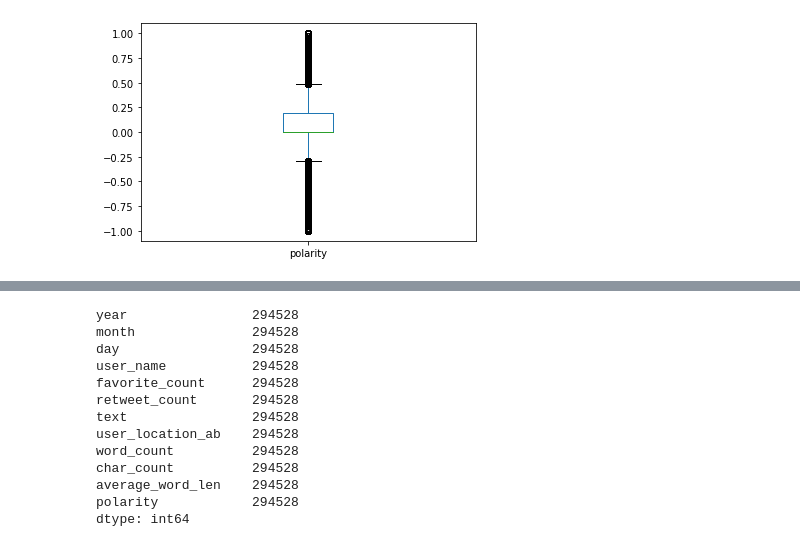
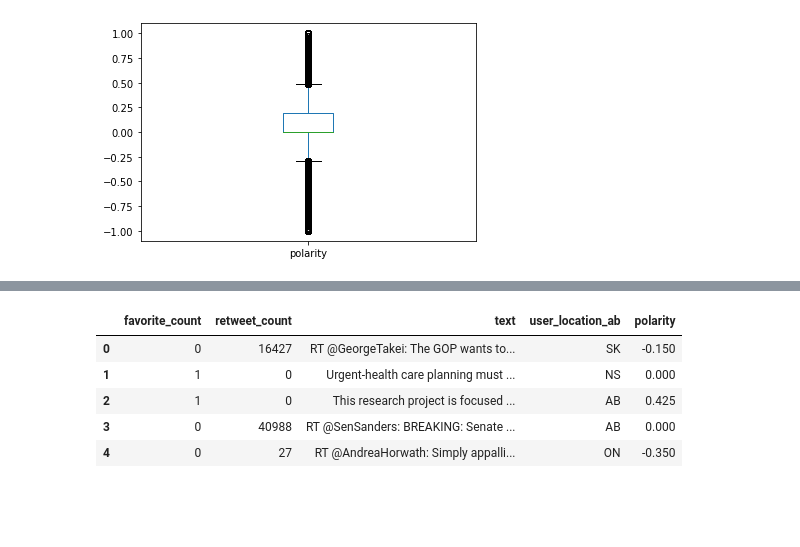
Before and after one commit to Bllizzard/Sentiment_Analysis, a Jupyter notebook: step3_data_labeling&analysis.ipynb, the cells around one changed output, grey strips where cells are left out. Drawn from its saved outputs; the diff is of its cells as text; code cells hidden in the pictures; blank space fills up the shorter version.

```diff
--- a/step3_data_labeling&analysis.ipynb
+++ b/step3_data_labeling&analysis.ipynb
@@ -84,18 +64,2 @@ dtype: bool
-# %%
-df.count()
-# %% [output]
-year                294528
-month               294528
-day                 294528
-user_name           294528
-favorite_count      294528
-retweet_count       294528
-text                294528
-user_location_ab    294528
-word_count          294528
-char_count          294528
-average_word_len    294528
-polarity            294528
-dtype: int64
 # %%
 df.to_csv('labeling_df.csv', encoding='utf-8', index=False)
@@ -101,0 +68,9 @@ df.to_csv('labeling_df.csv', encoding='utf-8', index=False)
+# %%
+df1.head()
+# %% [output]
+|  | favorite_count | retweet_count | text | user_location_ab | polarity |
+| 0 | 0 | 16427 | RT @GeorgeTakei: The GOP wants to... | SK | -0.150 |
+| 1 | 1 | 0 | Urgent-health care planning must ... | NS | 0.000 |
+| 2 | 1 | 0 | This research project is focused ... | AB | 0.425 |
+| 3 | 0 | 40988 | RT @SenSanders: BREAKING: Senate ... | AB | 0.000 |
+| 4 | 0 | 27 | RT @AndreaHorwath: Simply appalli... | ON | -0.350 |
```
Also changed, not shown: parts of 8 cells of this notebook.
